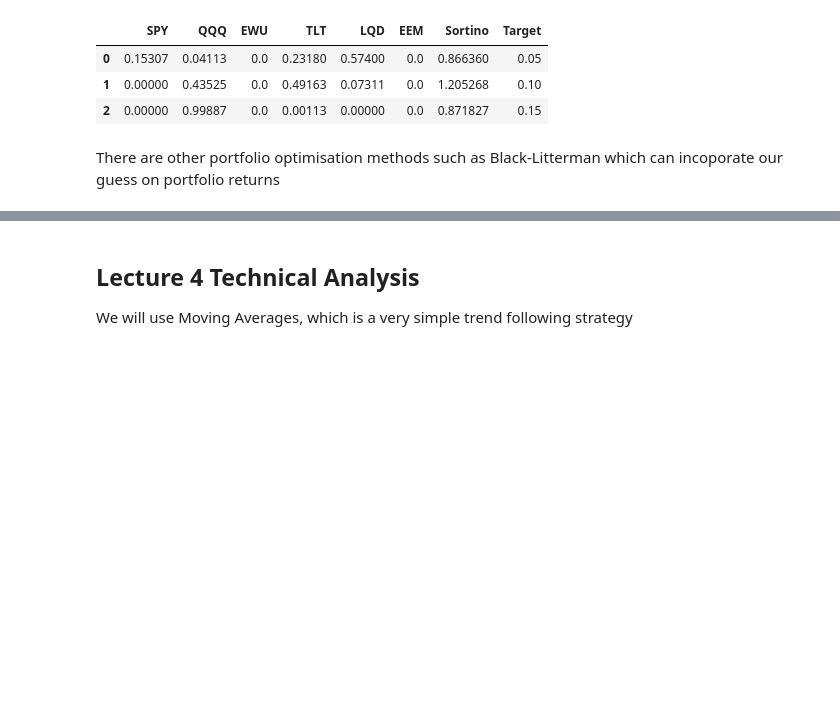
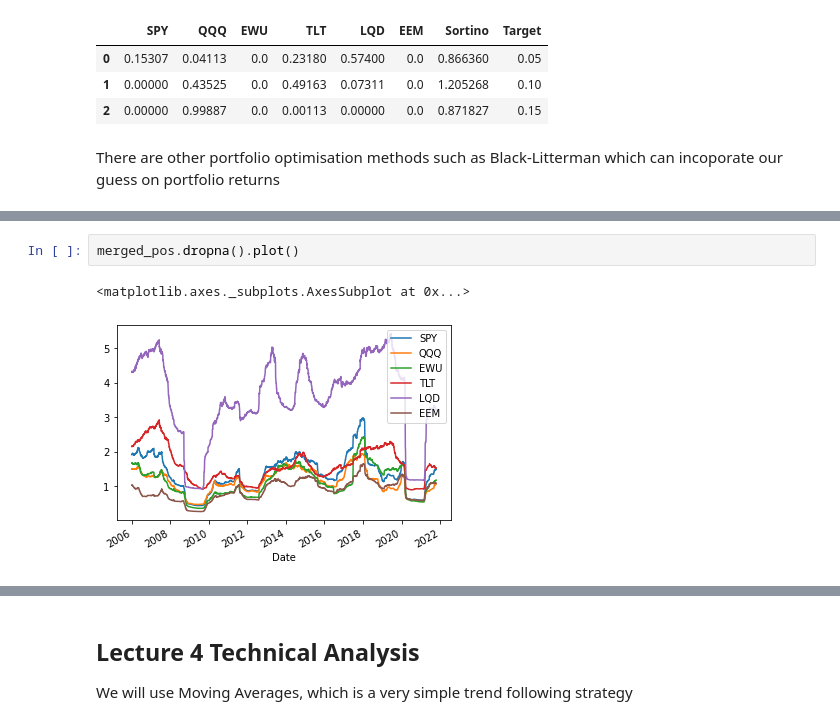
Before and after one commit to algotradingsoc/pedlar_2020, a Jupyter notebook: Notebook/Algosoc_2021_Ch2.ipynb, the cells around one changed output, grey strips where cells are left out. Drawn from its saved outputs; the diff is of its cells as text; blank space fills up the shorter version.

```diff
--- a/Notebook/Algosoc_2021_Ch2.ipynb
+++ b/Notebook/Algosoc_2021_Ch2.ipynb
@@ -667,0 +730,5 @@ There are other portfolio optimisation methods such as Black-Litterman which can
+# %%
+merged_pos.dropna().plot()
+# %% [output]
+<matplotlib.axes._subplots.AxesSubplot at 0x...>
+[figure, added]
```
Also changed, not shown: parts of 20 cells of this notebook.
